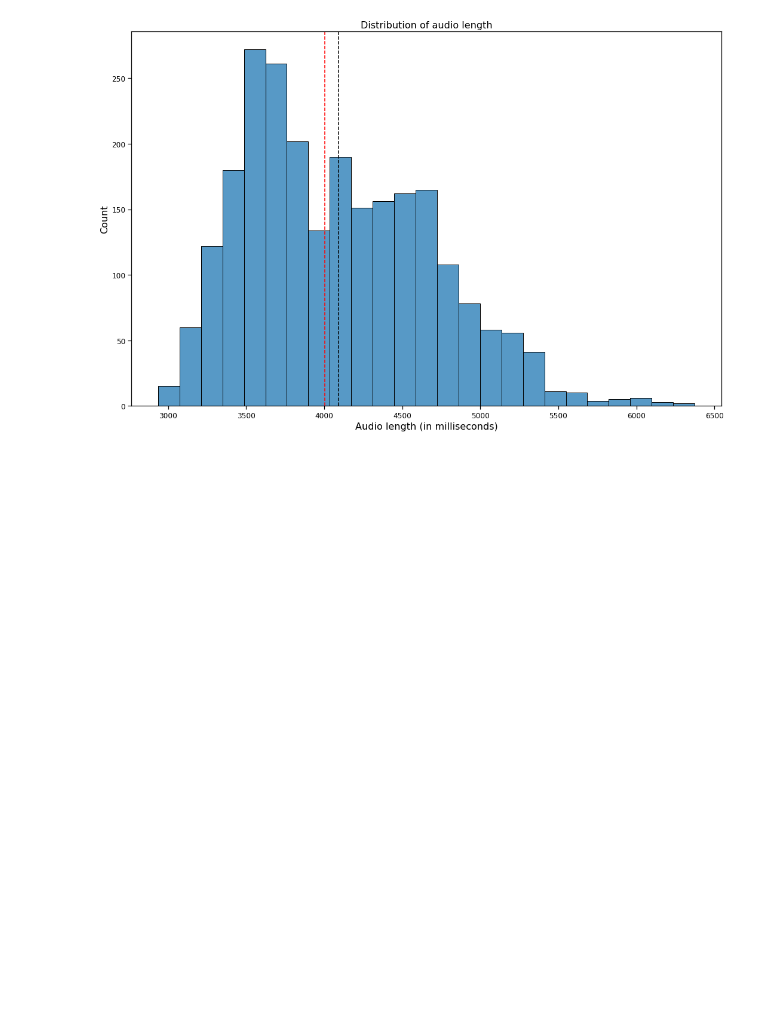
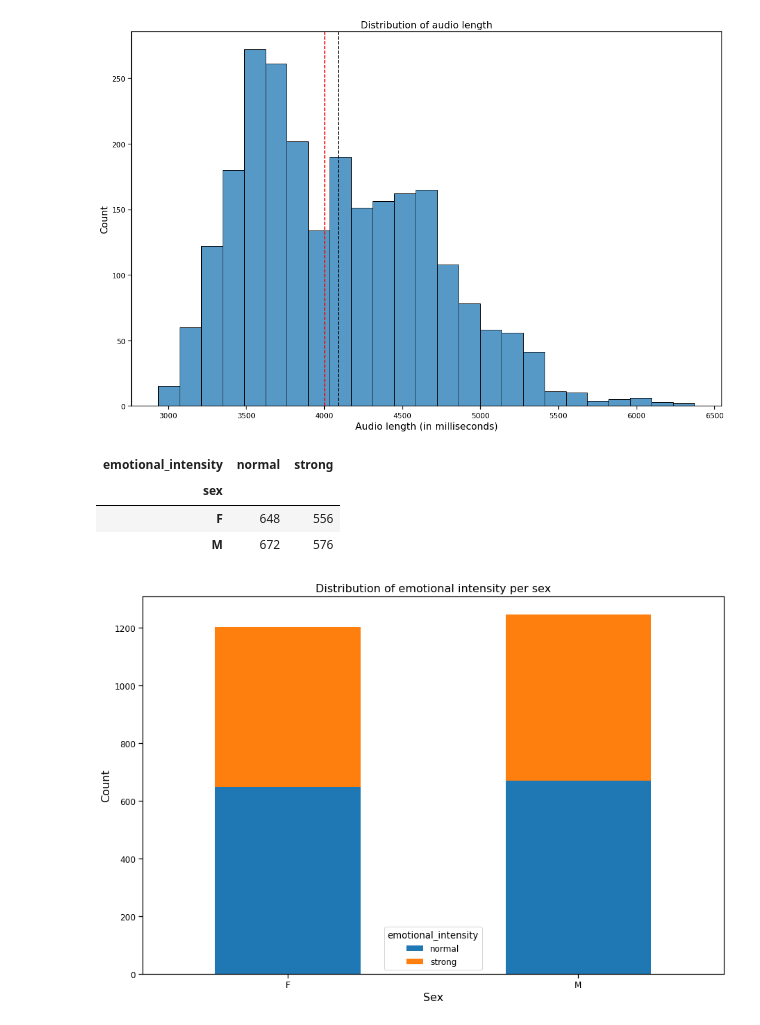
Before and after one commit to Claudio-95/DM22-23, a Jupyter notebook: Project_1st part - C.ipynb, the cells around one changed output. Drawn from its saved outputs; the diff is of its cells as text; code cells hidden in the pictures; blank space fills up the shorter version.

```diff
--- a/Project_1st part - C.ipynb
+++ b/Project_1st part - C.ipynb
@@ -331,3 +339,22 @@ plt.tight_layout()
 plt.show()
 # %% [output]
 [figure]
+# %%
+emoInt_sex = pd.crosstab(df["sex"], df["emotional_intensity"])
+emoInt_sex
+# %% [output]
+| emotional_intensity | normal | strong |
+| sex |  |  |
+| F | 648 | 556 |
+| M | 672 | 576 |
+# %%
+# stacked chart of emotional intensity per sex
+emoInt_sex.plot(kind="bar", stacked = True)
+plt.title("Distribution of emotional intensity per sex")
+plt.xlabel("Sex")
+plt.ylabel("Count")
+plt.xticks(rotation = 0)
+#plt.savefig("stacked_vocalChannel.png") # it saves the chart as .png image
+plt.show()
+# %% [output]
+[figure, added]
```
Also changed, not shown: parts of 45 cells of this notebook, 1 other file.
